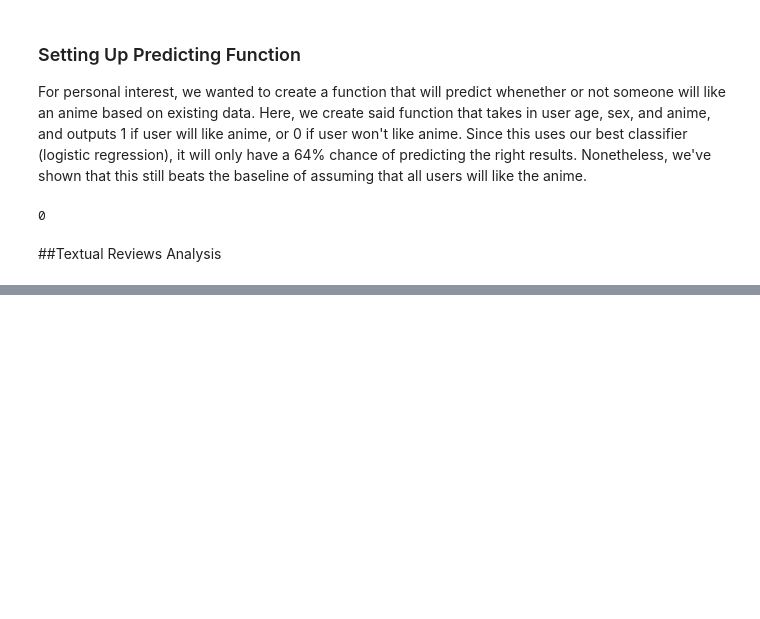
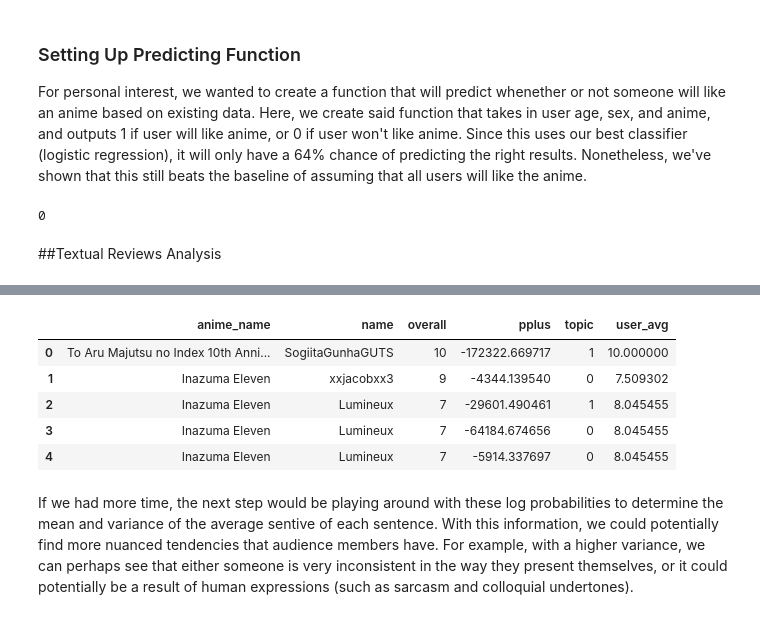
Before and after one commit to xjgege/vulpix, a Jupyter notebook: process/Anime Planet - Process Book.ipynb, the cells around one changed output, grey strips where cells are left out. Drawn from its saved outputs; the diff is of its cells as text; code cells hidden in the pictures; blank space fills up the shorter version.

```diff
--- a/process/Anime Planet - Process Book.ipynb
+++ b/process/Anime Planet - Process Book.ipynb
@@ -2682,0 +3293,28 @@ predict(21,0,'Dragoon',clflog)
+# %%
+counter=0
+reviewdict={}
+for i, rid in enumerate(reviews):
+    rlist=[]
+    nlist, alist = parseout[i]
+    ln=len(nlist)
+    localbow=corpus[counter:counter+ln]
+    for bow, adj, noun in zip(localbow, alist, nlist):
+        doc=" ".join([id2word[e[0]] for e in bow])
+        pplus=calc_pplus(adj, logpositives, lognegatives, priorp, priorn)
+        topicis=choose_topic(lda2, bow)
+        ldict={"topic": topicis, 'pplus':pplus}
+        rlist.append(ldict)
+    reviewdict[rid]=rlist
+    counter=counter+ln
+# %%
+def extendit(row):
+    outlist=[]
+    revs=reviewdict[row.name]
+    for r in revs:
+        r2=r.copy()
+        r2['anime_name']=row.anime_name
+        r2['name']=row.name
+        r2['overall']=row.overall
+        r2['user_avg']=row.user_avg
+        outlist.append(r2)
+    return outlist
@@ -2682,0 +3323,3 @@ predict(21,0,'Dragoon',clflog)
+# %%
+%%time
+newdfin=revdf.flatMap(lambda r: extendit(r)).cache()
@@ -2682,0 +3344,3 @@ predict(21,0,'Dragoon',clflog)
+# %%
+%%time
+list_of_dicts=newdfin.collect()
@@ -2682,0 +3350,12 @@ predict(21,0,'Dragoon',clflog)
+# %%
+completedf=pd.DataFrame(list_of_dicts)
+completedf.head()
+# %% [output]
+|  | anime_name | name | overall | pplus | topic | user_avg |
+| 0 | To Aru Majutsu no Index 10th Anni... | SogiitaGunhaGUTS | 10 | -172322.669717 | 1 | 10.000000 |
+| 1 | Inazuma Eleven | xxjacobxx3 | 9 | -4344.139540 | 0 | 7.509302 |
+| 2 | Inazuma Eleven | Lumineux | 7 | -29601.490461 | 1 | 8.045455 |
+| 3 | Inazuma Eleven | Lumineux | 7 | -64184.674656 | 0 | 8.045455 |
+| 4 | Inazuma Eleven | Lumineux | 7 | -5914.337697 | 0 | 8.045455 |
+# %% [markdown]
+If we had more time, the next step would be playing around with these log probabilities to determine the mean and variance of the average sentive of each sentence. With this information, we could potentially find more nuanced tendencies that audience members have. For example, with a higher variance, we can perhaps see that either someone is very inconsistent in the way they present themselves, or it could potentially be a result of human expressions (such as sarcasm and colloquial undertones).
```
Also changed, not shown: parts of 87 cells of this notebook, 2 other files.
